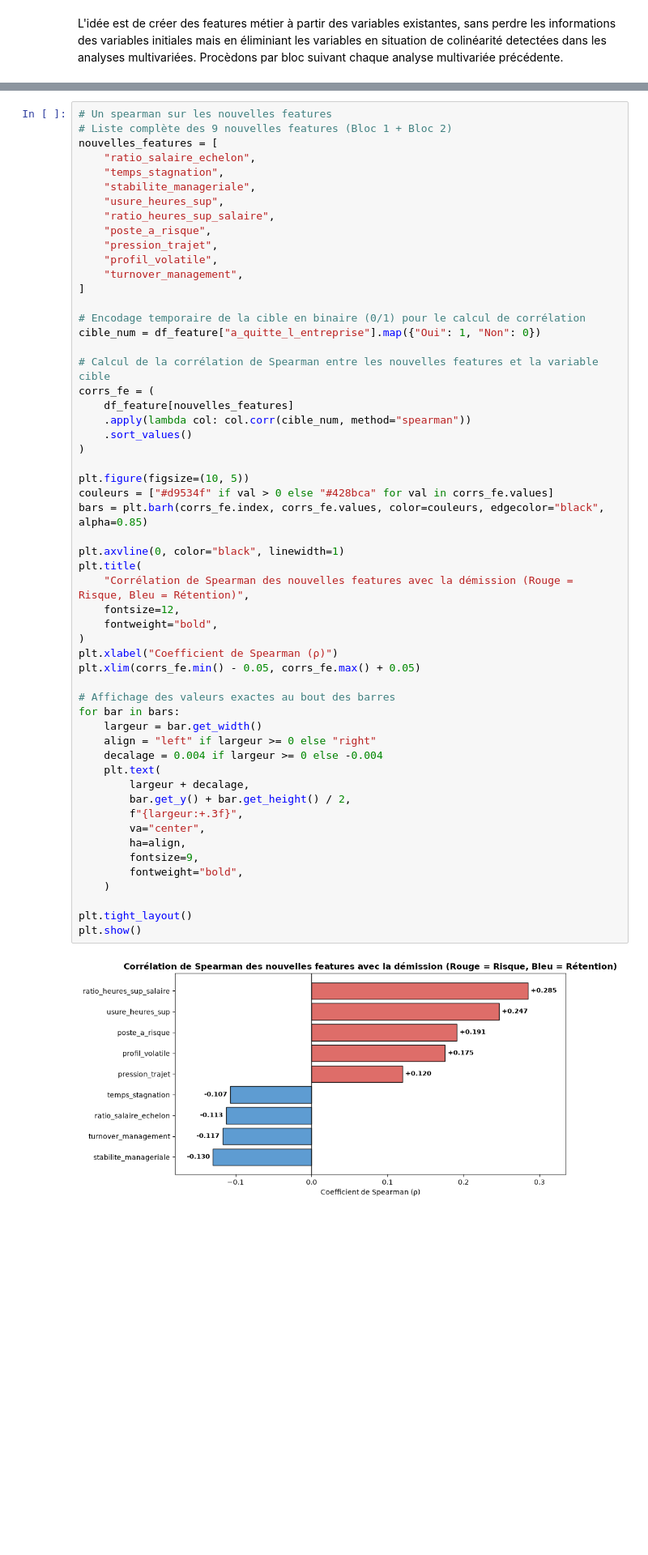
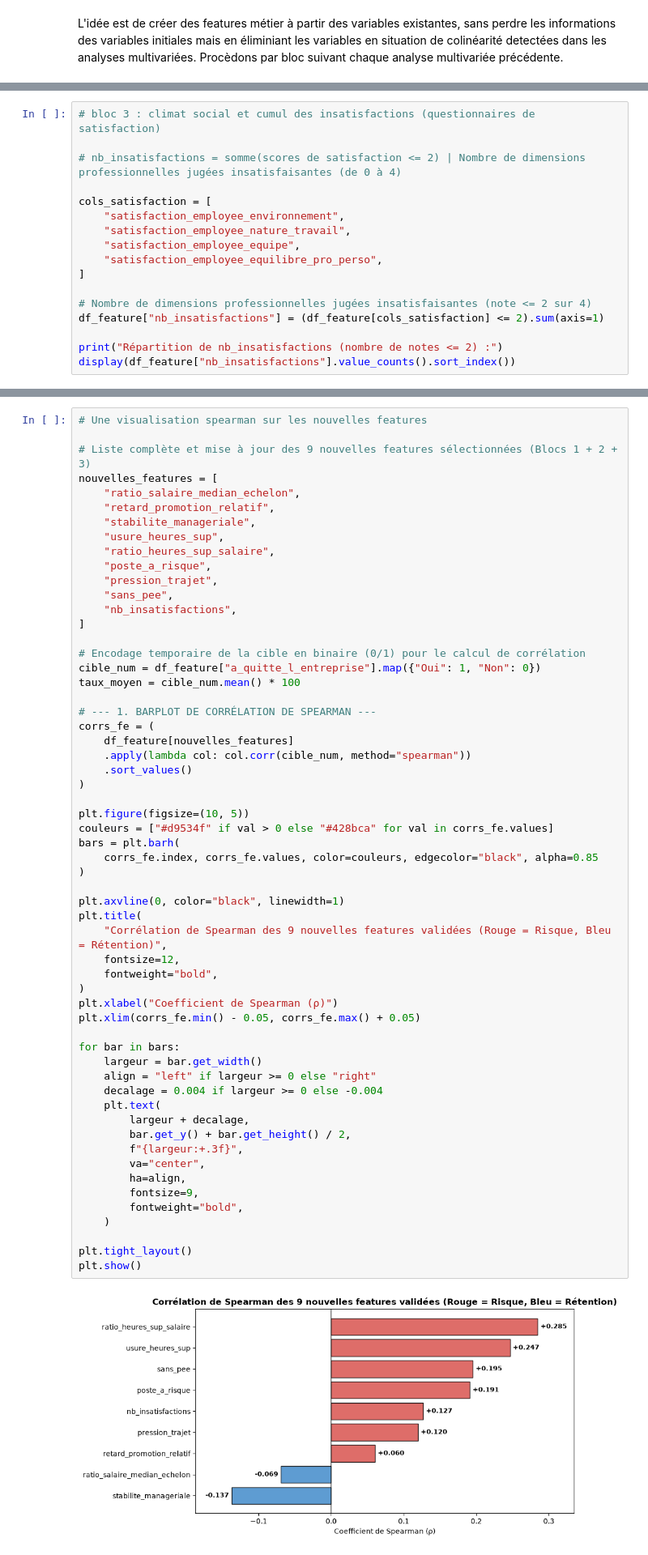
Before and after one commit to Alexis-h2/P4_OC_Classification_RH_turn_over, a Jupyter notebook: Hernandez_Alexis_1_notebook_112026.ipynb, the cells around one changed output, grey strips where cells are left out. Shown at 81% size. Drawn from its saved outputs; the diff is of its cells as text; blank space fills up the shorter version.

```diff
--- a/Hernandez_Alexis_1_notebook_112026.ipynb
+++ b/Hernandez_Alexis_1_notebook_112026.ipynb
@@ -876,0 +962,17 @@ Répartition des nouvelles variables du Bloc 2 :
+# %%
+# bloc 3 : climat social et cumul des insatisfactions (questionnaires de satisfaction)
+
+# nb_insatisfactions = somme(scores de satisfaction <= 2) | Nombre de dimensions professionnelles jugées insatisfaisantes (de 0 à 4)
+
+cols_satisfaction = [
+    "satisfaction_employee_environnement",
+    "satisfaction_employee_nature_travail",
+    "satisfaction_employee_equipe",
+    "satisfaction_employee_equilibre_pro_perso",
+]
+
+# Nombre de dimensions professionnelles jugées insatisfaisantes (note <= 2 sur 4)
+df_feature["nb_insatisfactions"] = (df_feature[cols_satisfaction] <= 2).sum(axis=1)
+
+print("Répartition de nb_insatisfactions (nombre de notes <= 2) :")
+display(df_feature["nb_insatisfactions"].value_counts().sort_index())
@@ -877,22 +988,24 @@ Répartition des nouvelles variables du Bloc 2 :
 # %%
-# Un spearman sur les nouvelles features
-# Liste complète des 9 nouvelles features (Bloc 1 + Bloc 2)
+# Une visualisation spearman sur les nouvelles features
+
+# Liste complète et mise à jour des 9 nouvelles features sélectionnées (Blocs 1 + 2 + 3)
 nouvelles_features = [
-    "ratio_salaire_echelon",
-    "temps_stagnation",
+    "ratio_salaire_median_echelon",
+    "retard_promotion_relatif",
     "stabilite_manageriale",
     "usure_heures_sup",
     "ratio_heures_sup_salaire",
     "poste_a_risque",
     "pression_trajet",
-    "profil_volatile",
-    "turnover_management",
+    "sans_pee",
+    "nb_insatisfactions",
 ]
 
 # Encodage temporaire de la cible en binaire (0/1) pour le calcul de corrélation
 cible_num = df_feature["a_quitte_l_entreprise"].map({"Oui": 1, "Non": 0})
+taux_moyen = cible_num.mean() * 100
 
-# Calcul de la corrélation de Spearman entre les nouvelles features et la variable cible
+# --- 1. BARPLOT DE CORRÉLATION DE SPEARMAN ---
 corrs_fe = (
     df_feature[nouvelles_features]
     .apply(lambda col: col.corr(cible_num, method="spearman"))
@@ -900,34 +1013,35 @@ corrs_fe = (
 )
 
 plt.figure(figsize=(10, 5))
 couleurs = ["#d9534f" if val > 0 else "#428bca" for val in corrs_fe.values]
-bars = plt.barh(corrs_fe.index, corrs_fe.values, color=couleurs, edgecolor="black", alpha=0.85)
+bars = plt.barh(
+    corrs_fe.index, corrs_fe.values, color=couleurs, edgecolor="black", alpha=0.85
+)
 
 plt.axvline(0, color="black", linewidth=1)
 plt.title(
-    "Corrélation de Spearman des nouvelles features avec la démission (Rouge = Risque, Bleu = Rétention)",
+    "Corrélation de Spearman des 9 nouvelles features validées (Rouge = Risque, Bleu = Rétention)",
     fontsize=12,
     fontweight="bold",
 )
 plt.xlabel("Coefficient de Spearman (ρ)")
 plt.xlim(corrs_fe.min() - 0.05, corrs_fe.max() + 0.05)
 
-# Affichage des valeurs exactes au bout des barres
 for bar in bars:
     largeur = bar.get_width()
     align = "left" if largeur >= 0 else "right"
     decalage = 0.004 if largeur >= 0 else -0.004
     plt.text(
         largeur + decalage,
         bar.get_y() + bar.get_height() / 2,
         f"{largeur:+.3f}",
         va="center",
         ha=align,
         fontsize=9,
         fontweight="bold",
     )
 
 plt.tight_layout()
 plt.show()
 # %% [output]
-[figure, old version]
+[figure, new version]
```
Also changed, not shown: parts of 19 cells of this notebook, 3 other files.
